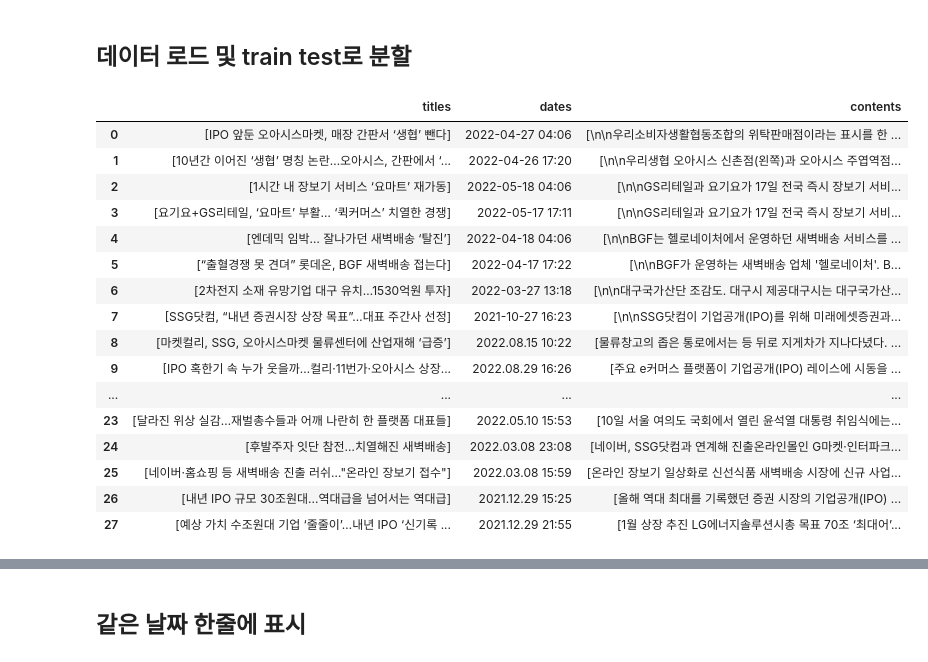
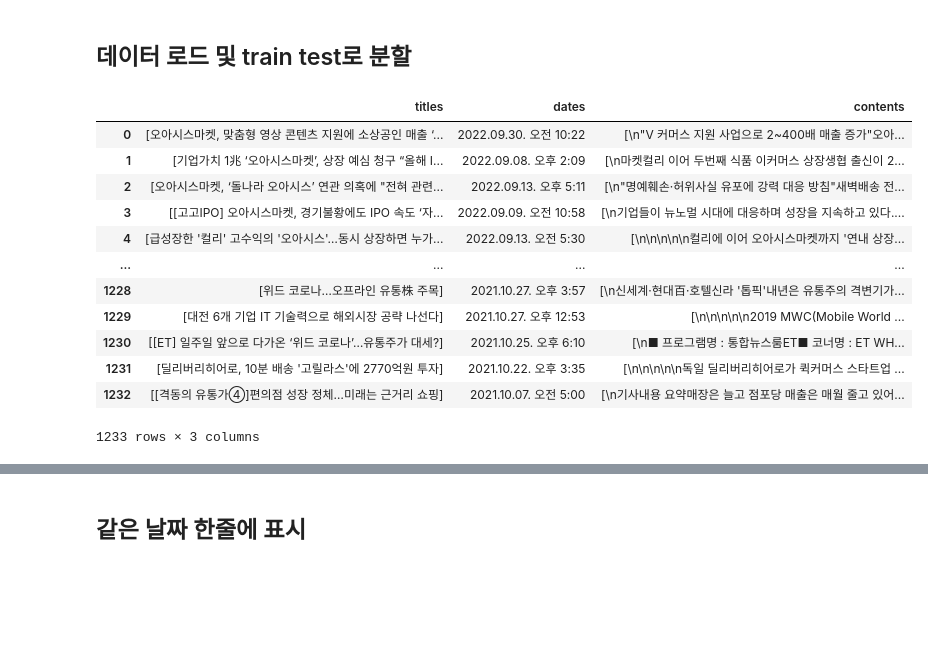
Before and after one commit to lhshs/2022_YDS2, a Jupyter notebook: NLP/tokenizer_News.ipynb, the cells around one changed output, grey strips where cells are left out. Saved outputs shown, nothing was run; the diff lists cells and outputs as text; code cells hidden in the pictures; blank space fills up the shorter version.

```diff
--- a/NLP/tokenizer_News.ipynb
+++ b/NLP/tokenizer_News.ipynb
@@ -23,22 +25,20 @@ df = pd.concat([df_kookmin, df_kyunghyan]).drop(columns = ['Unnamed: 0']).reset_
 # df = df.set_index(['dates'])
 # %%
-df
+df_naver = df_naver.drop(columns = ['Unnamed: 0']).reset_index().drop(columns=['index','links'])
-# %% [output]
-|  | titles | dates | contents |
-| 0 | [IPO 앞둔 오아시스마켓, 매장 간판서 ‘생협’ 뺀다] | 2022-04-27 04:06 | [\n\n우리소비자생활협동조합의 위탁판매점이라는 표시를 한 ... |
-| 1 | [10년간 이어진 ‘생협’ 명칭 논란…오아시스, 간판에서 ‘... | 2022-04-26 17:20 | [\n\n우리생협 오아시스 신촌점(왼쪽)과 오아시스 주엽역점... |
-| 2 | [1시간 내 장보기 서비스 ‘요마트’ 재가동] | 2022-05-18 04:06 | [\n\nGS리테일과 요기요가 17일 전국 즉시 장보기 서비... |
-| 3 | [요기요+GS리테일, ‘요마트’ 부활… ‘퀵커머스’ 치열한 경쟁] | 2022-05-17 17:11 | [\n\nGS리테일과 요기요가 17일 전국 즉시 장보기 서비... |
-| 4 | [엔데믹 임박… 잘나가던 새벽배송 ‘탈진’] | 2022-04-18 04:06 | [\n\nBGF는 헬로네이처에서 운영하던 새벽배송 서비스를 ... |
-| 5 | [“출혈경쟁 못 견뎌” 롯데온, BGF 새벽배송 접는다] | 2022-04-17 17:22 | [\n\nBGF가 운영하는 새벽배송 업체 '헬로네이처'. B... |
-| 6 | [2차전지 소재 유망기업 대구 유치…1530억원 투자] | 2022-03-27 13:18 | [\n\n대구국가산단 조감도. 대구시 제공대구시는 대구국가산... |
-| 7 | [SSG닷컴, “내년 증권시장 상장 목표”…대표 주간사 선정] | 2021-10-27 16:23 | [\n\nSSG닷컴이 기업공개(IPO)를 위해 미래에셋증권과... |
-| 8 | [마켓컬리, SSG, 오아시스마켓 물류센터에 산업재해 ‘급증’] | 2022.08.15 10:22 | [물류창고의 좁은 통로에서는 등 뒤로 지게차가 지나다녔다. ... |
-| 9 | [IPO 혹한기 속 누가 웃을까…컬리·11번가·오아시스 상장... | 2022.08.29 16:26 | [주요 e커머스 플랫폼이 기업공개(IPO) 레이스에 시동을 ... |
-| ... | ... | ... | ... |
-| 23 | [달라진 위상 실감…재벌총수들과 어깨 나란히 한 플랫폼 대표들] | 2022.05.10 15:53 | [10일 서울 여의도 국회에서 열린 윤석열 대통령 취임식에는... |
-| 24 | [후발주자 잇단 참전…치열해진 새벽배송] | 2022.03.08 23:08 | [네이버, SSG닷컴과 연계해 진출온라인몰인 G마켓·인터파크... |
-| 25 | [네이버·홈쇼핑 등 새벽배송 진출 러쉬…"온라인 장보기 접수"] | 2022.03.08 15:59 | [온라인 장보기 일상화로 신선식품 새벽배송 시장에 신규 사업... |
-| 26 | [내년 IPO 규모 30조원대...역대급을 넘어서는 역대급] | 2021.12.29 15:25 | [올해 역대 최대를 기록했던 증권 시장의 기업공개(IPO) ... |
-| 27 | [예상 가치 수조원대 기업 ‘줄줄이’…내년 IPO ‘신기록 ... | 2021.12.29 21:55 | [1월 상장 추진 LG에너지솔루션시총 목표 70조 ‘최대어’... |
+# %%
+df_naver
+# %% [output]
+|  | titles | dates | contents |
+| 0 | [오아시스마켓, 맞춤형 영상 콘텐츠 지원에 소상공인 매출 ‘... | 2022.09.30. 오전 10:22 | [\n"V 커머스 지원 사업으로 2~400배 매출 증가"오아... |
+| 1 | [기업가치 1兆 ‘오아시스마켓’, 상장 예심 청구 “올해 I... | 2022.09.08. 오후 2:09 | [\n마켓컬리 이어 두번째 식품 이커머스 상장생협 출신이 2... |
+| 2 | [오아시스마켓, ‘돌나라 오아시스’ 연관 의혹에 "전혀 관련... | 2022.09.13. 오후 5:11 | [\n"명예훼손·허위사실 유포에 강력 대응 방침"새벽배송 전... |
+| 3 | [[고고IPO] 오아시스마켓, 경기불황에도 IPO 속도 ‘자... | 2022.09.09. 오전 10:58 | [\n기업들이 뉴노멀 시대에 대응하며 성장을 지속하고 있다.... |
+| 4 | [급성장한 '컬리' 고수익의 '오아시스'…동시 상장하면 누가... | 2022.09.13. 오전 5:30 | [\n\n\n\n\n컬리에 이어 오아시스마켓까지 '연내 상장... |
+| ... | ... | ... | ... |
+| 1228 | [위드 코로나…오프라인 유통株 주목] | 2021.10.27. 오후 3:57 | [\n신세계·현대百·호텔신라 '톱픽'내년은 유통주의 격변기가... |
+| 1229 | [대전 6개 기업 IT 기술력으로 해외시장 공략 나선다] | 2021.10.27. 오후 12:53 | [\n\n\n\n\n2019 MWC(Mobile World ... |
+| 1230 | [[ET] 일주일 앞으로 다가온 ‘위드 코로나’…유통주가 대세?] | 2021.10.25. 오후 6:10 | [\n■ 프로그램명 : 통합뉴스룸ET■ 코너명 : ET WH... |
+| 1231 | [딜리버리히어로, 10분 배송 '고릴라스'에 2770억원 투자] | 2021.10.22. 오후 3:35 | [\n\n\n\n\n독일 딜리버리히어로가 퀵커머스 스타트업 ... |
+| 1232 | [[격동의 유통가④]편의점 성장 정체…미래는 근거리 쇼핑] | 2021.10.07. 오전 5:00 | [\n기사내용 요약매장은 늘고 점포당 매출은 매월 줄고 있어... |
+1233 rows × 3 columns
 # %%
```
Also changed, not shown: parts of 41 cells of this notebook, 5 other files.
